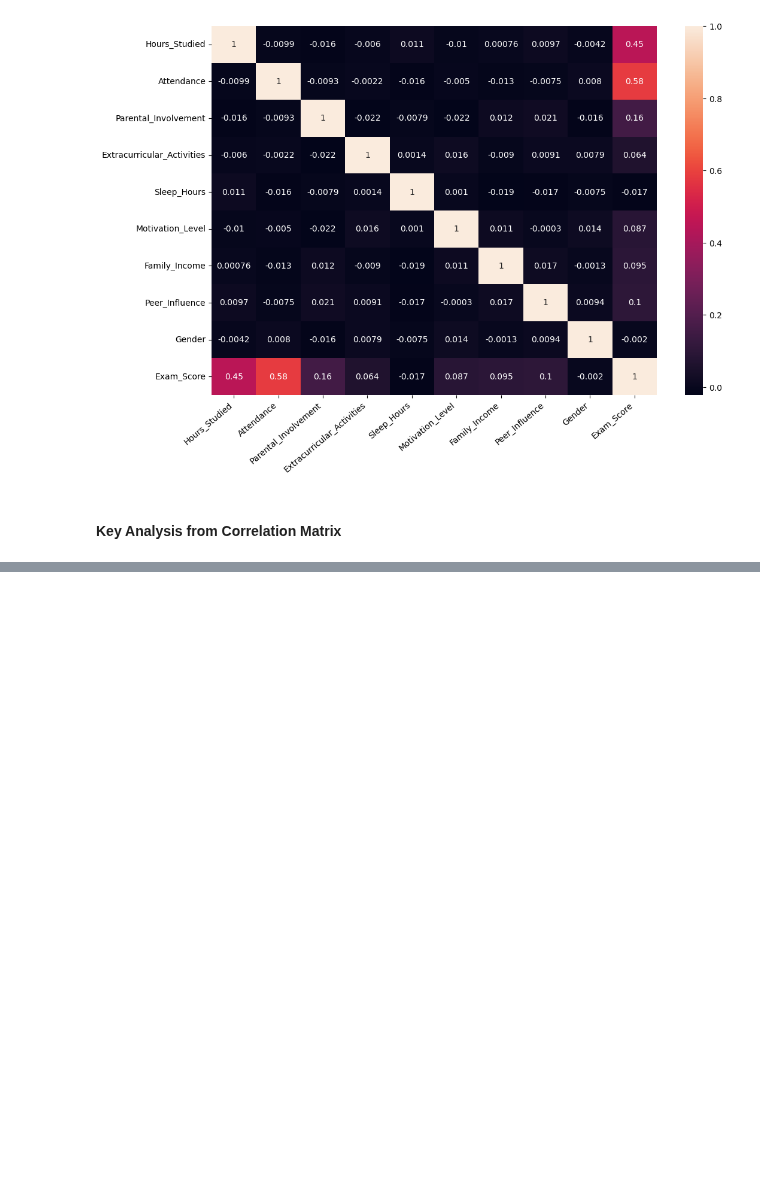
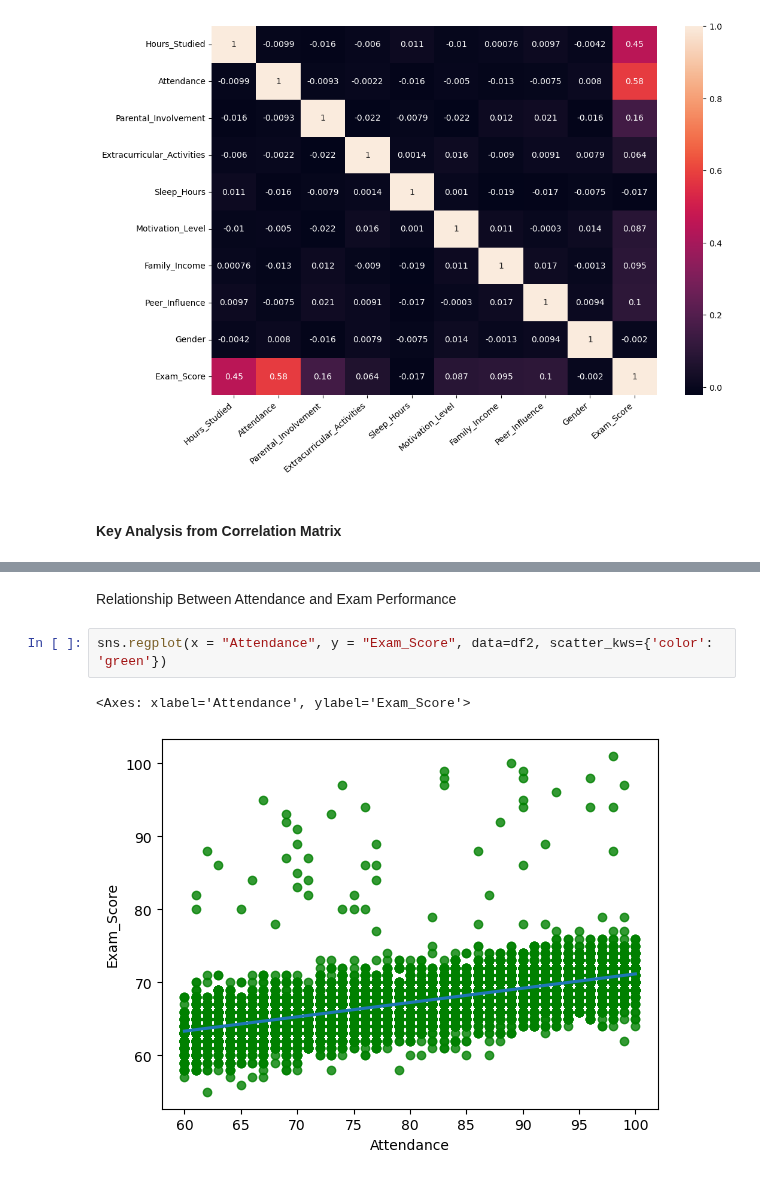
Before and after one commit to setarehsalkhi/OMIS-114-Project, a Jupyter notebook: CleanedData.ipynb, the cells around one changed output, grey strips where cells are left out. Drawn from its saved outputs; the diff is of its cells as text; blank space fills up the shorter version.

```diff
--- a/CleanedData.ipynb
+++ b/CleanedData.ipynb
@@ -336,0 +365,7 @@ Note: Correlation only captures linear relationships, so it’s useful to also u
+# %% [markdown]
+Relationship Between Attendance and Exam Performance
+# %%
+sns.regplot(x = "Attendance", y = "Exam_Score", data=df2, scatter_kws={'color': 'green'})
+# %% [output]
+<Axes: xlabel='Attendance', ylabel='Exam_Score'>
+[figure, added]
```
Also changed, not shown: parts of 17 cells of this notebook.
